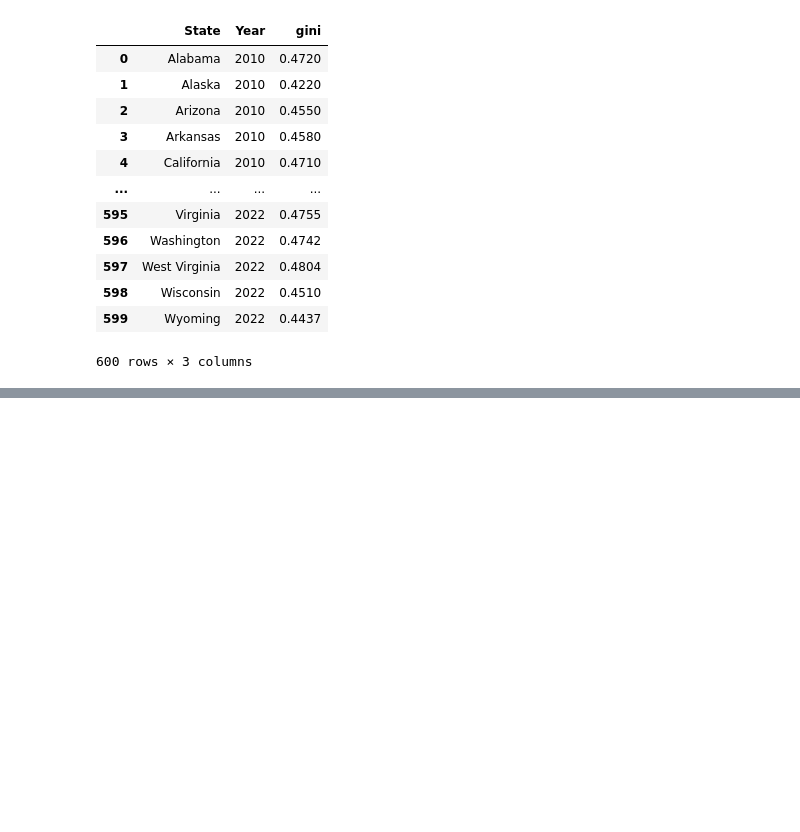
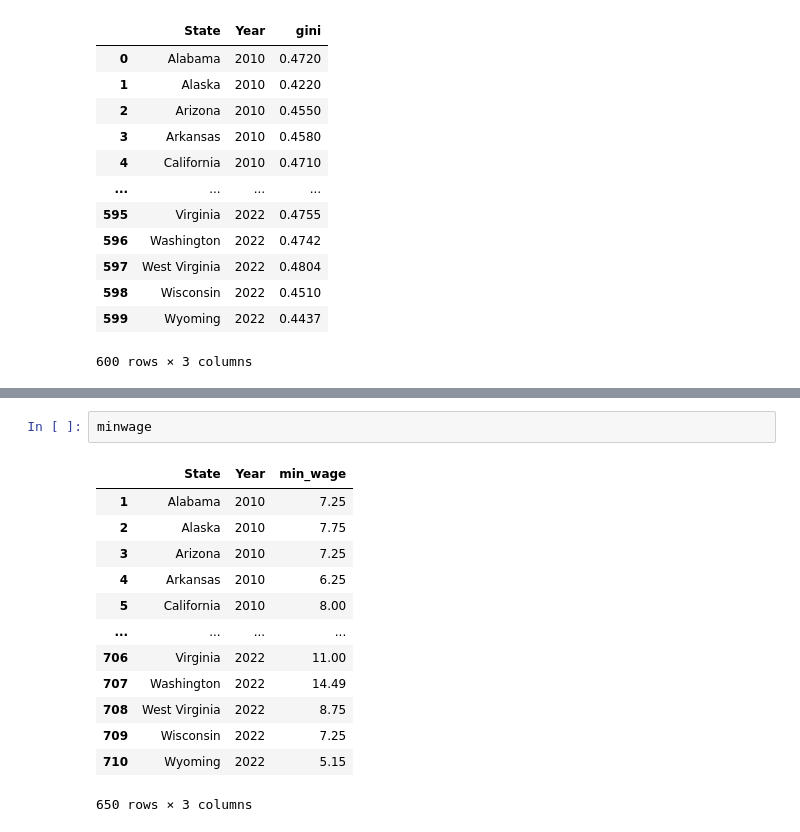
Before and after one commit to harshil0217/CMSE_Min_Wage_Project, a Jupyter notebook: Data/state_compiled.ipynb, the cells around one changed output, grey strips where cells are left out. Saved outputs shown, nothing was run; the diff lists cells and outputs as text; blank space fills up the shorter version.

```diff
--- a/Data/state_compiled.csv.ipynb
+++ b/Data/state_compiled.ipynb
@@ -42,0 +65,16 @@ gini
+# %%
+minwage
+# %% [output]
+|  | State | Year | min_wage |
+| 1 | Alabama | 2010 | 7.25 |
+| 2 | Alaska | 2010 | 7.75 |
+| 3 | Arizona | 2010 | 7.25 |
+| 4 | Arkansas | 2010 | 6.25 |
+| 5 | California | 2010 | 8.00 |
+| ... | ... | ... | ... |
+| 706 | Virginia | 2022 | 11.00 |
+| 707 | Washington | 2022 | 14.49 |
+| 708 | West Virginia | 2022 | 8.75 |
+| 709 | Wisconsin | 2022 | 7.25 |
+| 710 | Wyoming | 2022 | 5.15 |
+650 rows × 3 columns
```
Also changed, not shown: parts of 10 cells of this notebook, 2 other files.
